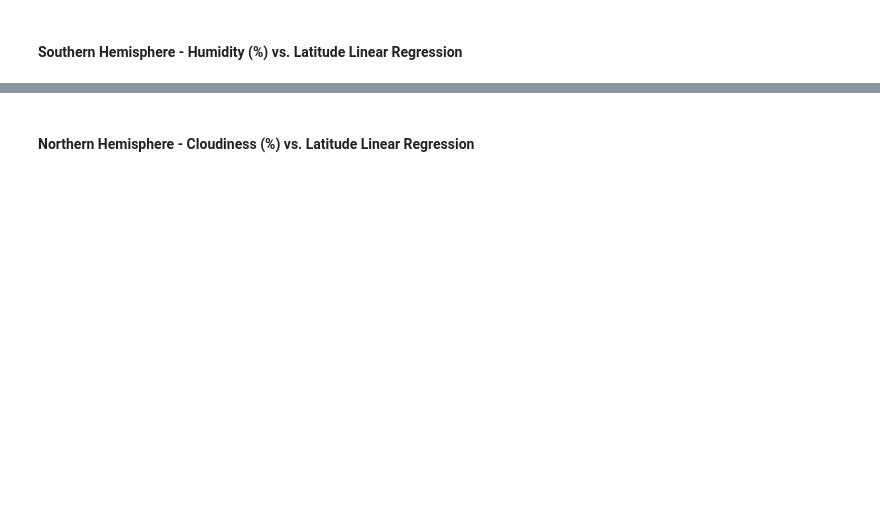
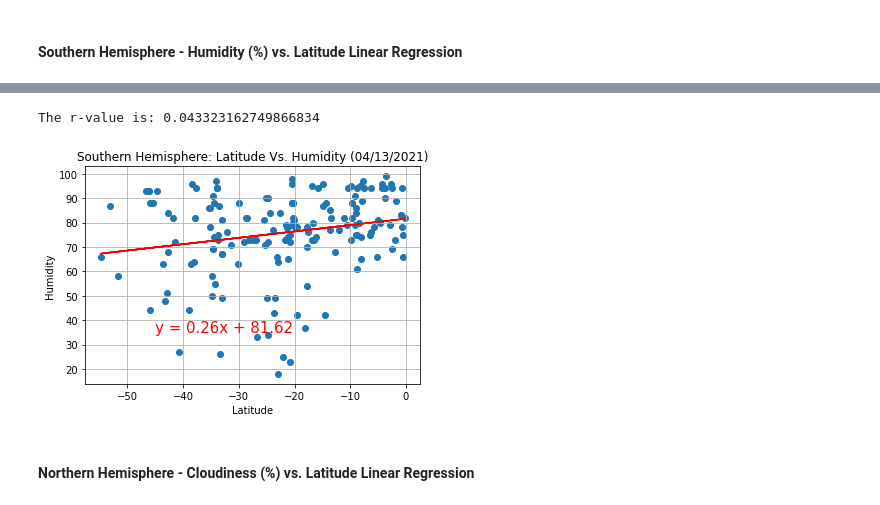
Before and after one commit to Trumane12311/python-api-challenge, a Jupyter notebook: starter_code/WeatherPy.ipynb, the cells around one changed output, grey strips where cells are left out. Saved outputs shown, nothing was run; the diff lists cells and outputs as text; code cells hidden in the pictures; blank space fills up the shorter version.

```diff
--- a/starter_code/WeatherPy.ipynb
+++ b/starter_code/WeatherPy.ipynb
@@ -306,0 +376,3 @@ The r-value is: 0.014985174297345524
+# %%
+s_hemisphere_hd = weather_df.loc[weather_df['Latitude'] < 0, ['Humidity', 'Latitude']]
+s_hemisphere_hd
@@ -307,2 +393,20 @@ The r-value is: 0.014985174297345524
+# %%
+s_hemisphere_hd.plot(kind="scatter", x="Latitude", y="Humidity", alpha=0.4)
+x_values = s_hemisphere_hd['Latitude']
+y_values = s_hemisphere_hd['Humidity']
+(slope, intercept, rvalue, pvalue, stderr) = linregress(x_values, y_values)
+regress_values = x_values * slope + intercept
+line_eq = "y = " + str(round(slope,2)) + "x + " + str(round(intercept,2))
+plt.scatter(x_values,y_values)
+plt.plot(x_values,regress_values,"r-")
+r2 = rvalue**2
+print("The r-value is: " f'{r2}')
+plt.annotate(line_eq,(-45,35),fontsize=15,color="red")
+plt.title("Southern Hemisphere: Latitude Vs. Humidity (04/13/2021)")
+plt.grid()
+plt.show()
+# %% [output]
+The r-value is: 0.043323162749866834
+[figure, added]
 # %% [markdown]
 ####  Northern Hemisphere - Cloudiness (%) vs. Latitude Linear Regression
```
Also changed, not shown: parts of 42 cells of this notebook.
